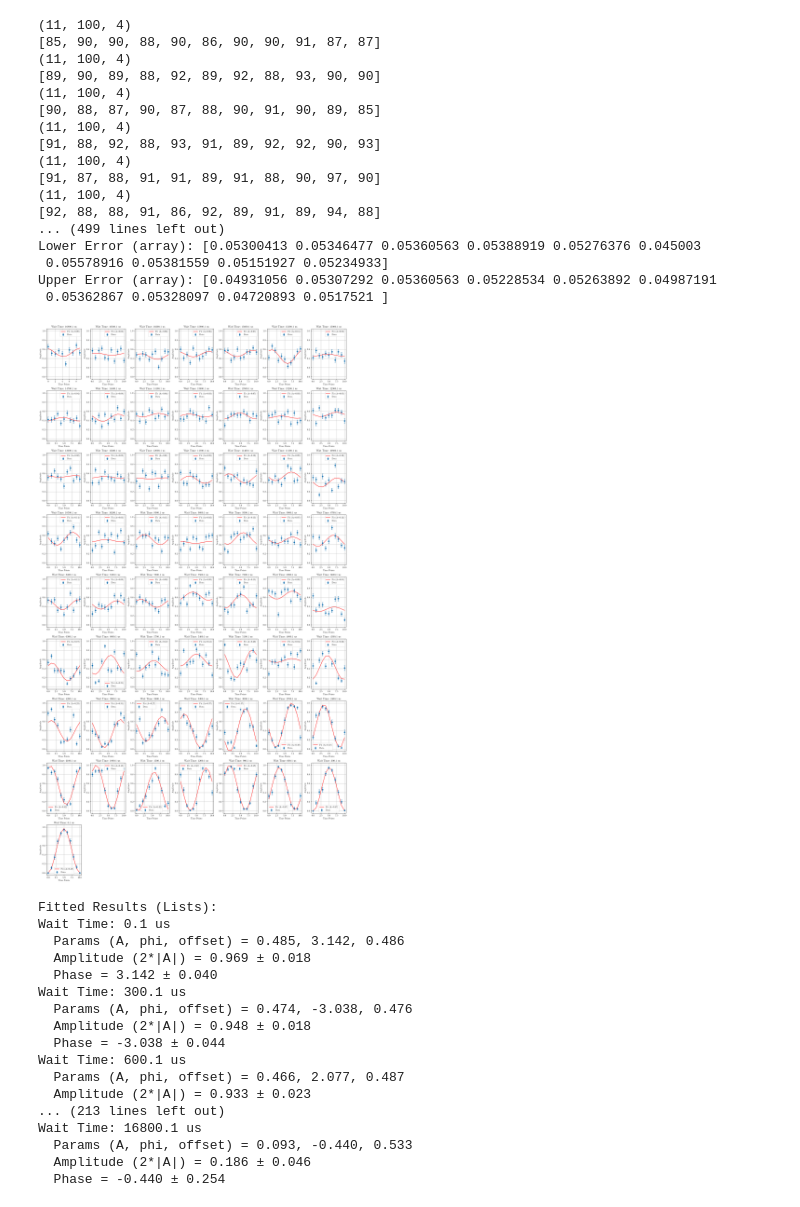
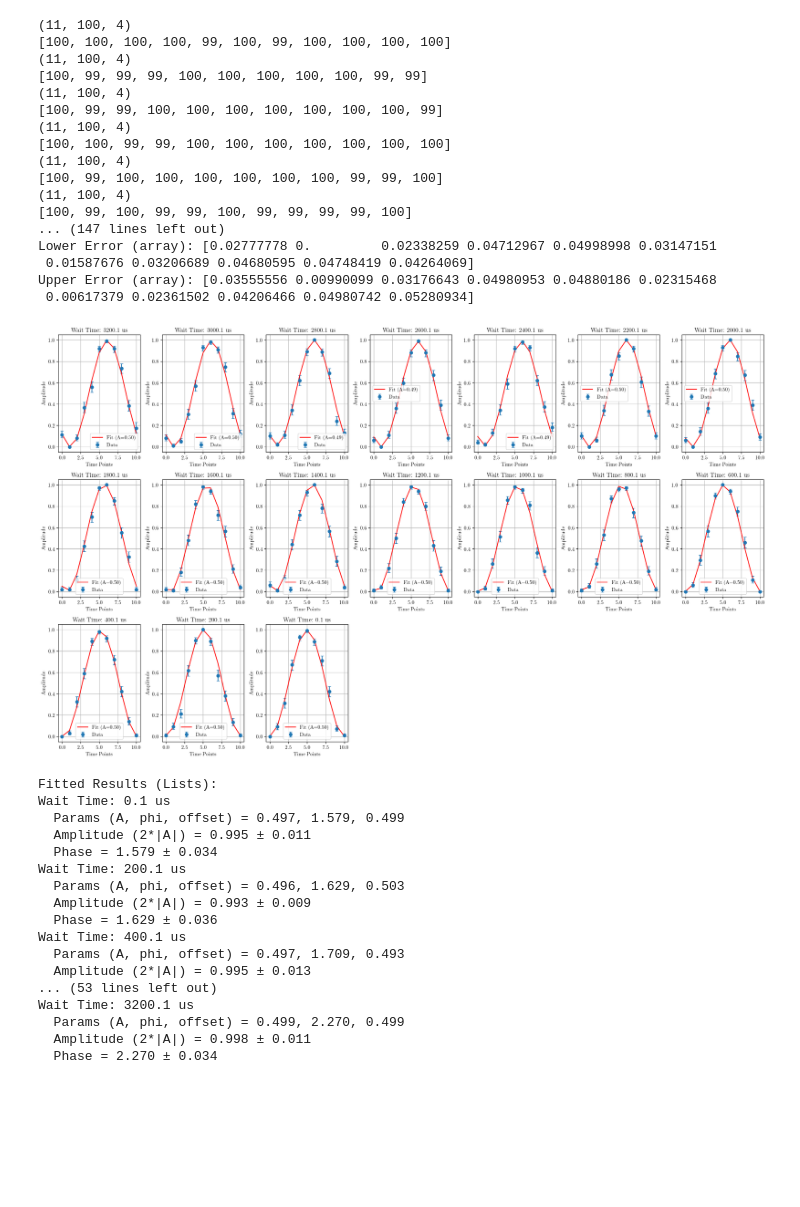
Before and after one commit to GauravTathed/PhD_python_scripts, a Jupyter notebook: LineSignal_charaterization/bussed_ramsey_analysis.ipynb, the cells around one changed output. Cells and saved outputs as stored; diff of their text form; code cells hidden in the pictures; blank space fills up the shorter version.

```diff
--- a/LineSignal_charaterization/bussed_ramsey_analysis.ipynb
+++ b/LineSignal_charaterization/bussed_ramsey_analysis.ipynb
@@ -90,10 +90,11 @@ def extract_raw_data_filenames(file_path):
 
 if __name__ == "__main__":
     # Now we specify BOTH transitions explicitly
-    target_transitions = [[0, 2, 0], [0, 4, -2]]
+    target_transitions = [[-2, 2, -1], [-2, 3, -2]]
 
     # Example: one specific datetime (from your example filename)
-    target_date_times = {datetime(2025, 11, 27, 11, 19)}
+    # target_date_times = {datetime(2025, 12, 1, 17, 0)} #no LT comp
+    target_date_times = {datetime(2025, 12, 1, 19, 4)} #with LT comp
 
     wait_time_list, raw_file_paths_list, final_transitions = search_files_by_transitions(directory_path, target_transitions, target_date_times)
 
@@ -306,22 +307,22 @@ for wt, ket_vals, le_vals, ue_vals in zip(processed_wait_times, ket_data_list, l
     print(f"Upper Error (array): {ue_vals}")
 # %% [output]
 (11, 100, 4)
-[85, 90, 90, 88, 90, 86, 90, 90, 91, 87, 87]
+[100, 100, 100, 100, 99, 100, 99, 100, 100, 100, 100]
 (11, 100, 4)
-[89, 90, 89, 88, 92, 89, 92, 88, 93, 90, 90]
+[100, 99, 99, 99, 100, 100, 100, 100, 100, 99, 99]
 (11, 100, 4)
-[90, 88, 87, 90, 87, 88, 90, 91, 90, 89, 85]
+[100, 99, 99, 100, 100, 100, 100, 100, 100, 100, 99]
 (11, 100, 4)
-[91, 88, 92, 88, 93, 91, 89, 92, 92, 90, 93]
+[100, 100, 99, 99, 100, 100, 100, 100, 100, 100, 100]
 (11, 100, 4)
-[91, 87, 88, 91, 91, 89, 91, 88, 90, 97, 90]
+[100, 99, 100, 100, 100, 100, 100, 100, 99, 99, 100]
 (11, 100, 4)
-[92, 88, 88, 91, 86, 92, 89, 91, 89, 94, 88]
-... (499 lines left out)
-Lower Error (array): [0.05300413 0.05346477 0.05360563 0.05388919 0.05276376 0.045003
- 0.05578916 0.05381559 0.05151927 0.05234933]
-Upper Error (array): [0.04931056 0.05307292 0.05360563 0.05228534 0.05263892 0.04987191
- 0.05362867 0.05328097 0.04720893 0.0517521 ]
+[100, 99, 100, 99, 99, 100, 99, 99, 99, 99, 100]
+... (147 lines left out)
+Lower Error (array): [0.02777778 0.         0.02338259 0.04712967 0.04998998 0.03147151
+ 0.01587676 0.03206689 0.04680595 0.04748419 0.04264069]
+Upper Error (array): [0.03555556 0.00990099 0.03176643 0.04980953 0.04880186 0.02315468
+ 0.00617379 0.02361502 0.04206466 0.04980742 0.05280934]
 # %%
 import numpy as np
 import matplotlib.pyplot as plt
@@ -373,7 +374,7 @@ from scipy.optimize import curve_fit
 #         return None, None
 
 def sine_function(t, A, phi, offset):
-    return A * np.cos(2 * np.pi/10 * t - phi) + offset
+    return A * np.sin(2 * np.pi/10 * t - phi) + offset
 
 def fit_sine_curve(ket_data, lower_error, upper_error):
     if len(ket_data) == 5:
@@ -394,7 +395,7 @@ def fit_sine_curve(ket_data, lower_error, upper_error):
 
     A0 = (np.max(ket_data_valid) - np.min(ket_data_valid))/2
     A0 = np.clip(A0, 0.0, 0.5)
-    initial_guess = [0.44, 0.004, 0.46]
+    initial_guess = [0.44, np.pi, 0.46]
 
     try:
         params, covariance = curve_fit(
@@ -405,7 +406,7 @@ def fit_sine_curve(ket_data, lower_error, upper_error):
             sigma=sigma,
             absolute_sigma=True,
             maxfev=10000,
-            bounds=([0.0, -np.pi, 0], [0.5, np.pi, 1])
+            bounds=([0.0, 0, 0], [0.5, 2*np.pi*0.99, 1])
         )
         if covariance is not None:
             errors = np.sqrt(np.diag(covariance))
@@ -522,51 +523,51 @@ def plot_sine_fits_in_lists(wait_time_list,
     fit_phases_list,
     fit_phase_errors_list
 ) = fit_all_wait_times_to_sine_in_lists(
     wait_time_list,
     ket_data_list,
     lower_error_list,
     upper_error_list
 )
 
 plot_sine_fits_in_lists(
     wait_time_list,
     ket_data_list,
     lower_error_list,
     upper_error_list,
     fit_wait_times_list,
     fit_params_list
 )
 
 print("\nFitted Results (Lists):")
 for i, wt in enumerate(fit_wait_times_list):
     A, phi, offset = fit_params_list[i]
     amp = fit_amplitudes_list[i]
     amp_err = fit_amplitude_errors_list[i]
     phase = fit_phases_list[i]
     phase_err = fit_phase_errors_list[i]
     print(f"Wait Time: {wt} us")
     print(f"  Params (A, phi, offset) = {A:.3f}, {phi:.3f}, {offset:.3f}")
     print(f"  Amplitude (2*|A|) = {amp:.3f} ± {amp_err:.3f}")
     print(f"  Phase = {phase:.3f} ± {phase_err:.3f}")
 # %% [output]
-[figure, old version]
+[figure, new version]
 Fitted Results (Lists):
 Wait Time: 0.1 us
-  Params (A, phi, offset) = 0.485, 3.142, 0.486
-  Amplitude (2*|A|) = 0.969 ± 0.018
-  Phase = 3.142 ± 0.040
-Wait Time: 300.1 us
-  Params (A, phi, offset) = 0.474, -3.038, 0.476
-  Amplitude (2*|A|) = 0.948 ± 0.018
-  Phase = -3.038 ± 0.044
-Wait Time: 600.1 us
-  Params (A, phi, offset) = 0.466, 2.077, 0.487
-  Amplitude (2*|A|) = 0.933 ± 0.023
-... (213 lines left out)
-Wait Time: 16800.1 us
-  Params (A, phi, offset) = 0.093, -0.440, 0.533
-  Amplitude (2*|A|) = 0.186 ± 0.046
-  Phase = -0.440 ± 0.254
+  Params (A, phi, offset) = 0.497, 1.579, 0.499
+  Amplitude (2*|A|) = 0.995 ± 0.011
+  Phase = 1.579 ± 0.034
+Wait Time: 200.1 us
+  Params (A, phi, offset) = 0.496, 1.629, 0.503
+  Amplitude (2*|A|) = 0.993 ± 0.009
+  Phase = 1.629 ± 0.036
+Wait Time: 400.1 us
+  Params (A, phi, offset) = 0.497, 1.709, 0.493
+  Amplitude (2*|A|) = 0.995 ± 0.013
+... (53 lines left out)
+Wait Time: 3200.1 us
+  Params (A, phi, offset) = 0.499, 2.270, 0.499
+  Amplitude (2*|A|) = 0.998 ± 0.011
+  Phase = 2.270 ± 0.034
 # %%
 from matplotlib import rcParams
 
```
Also changed, not shown: parts of 3 cells of this notebook, 11 other files.
